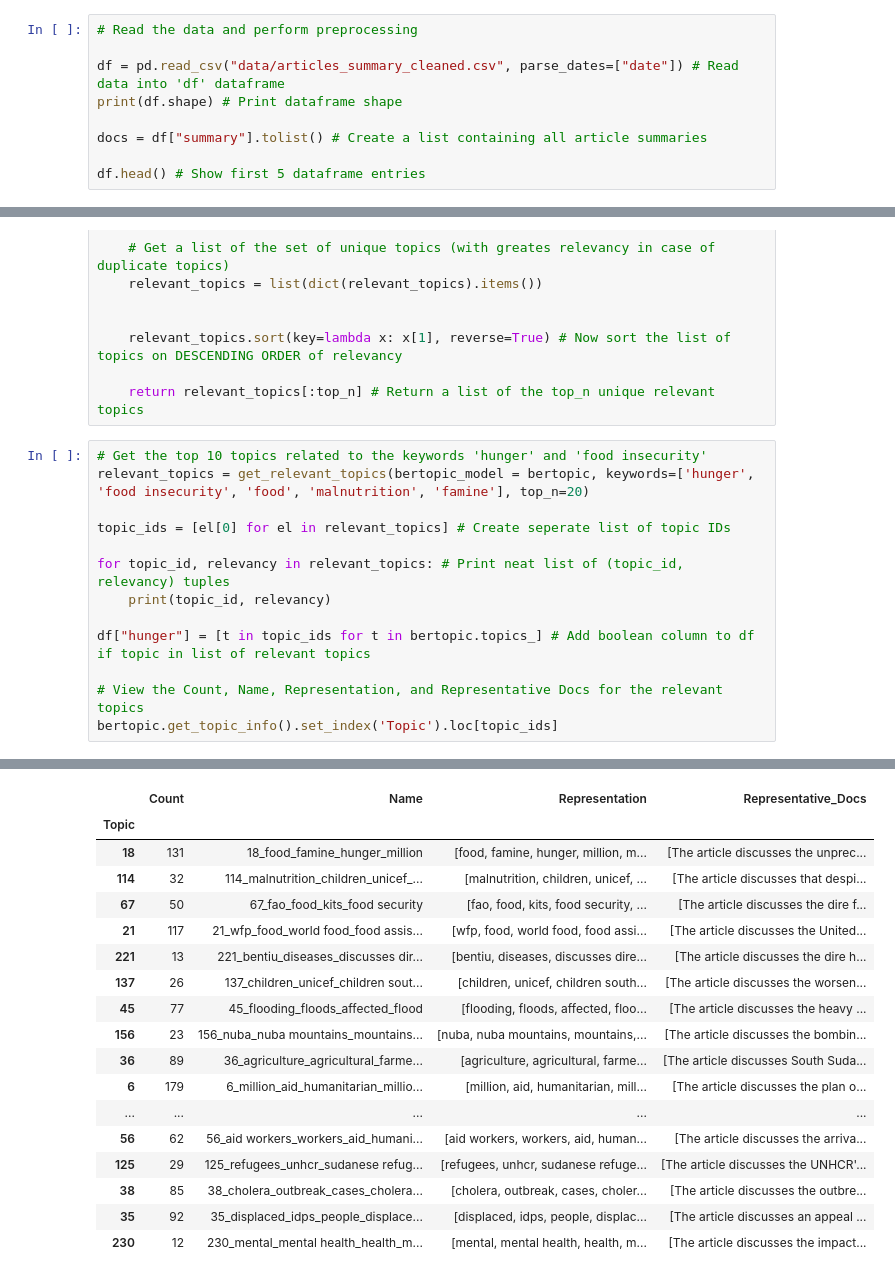
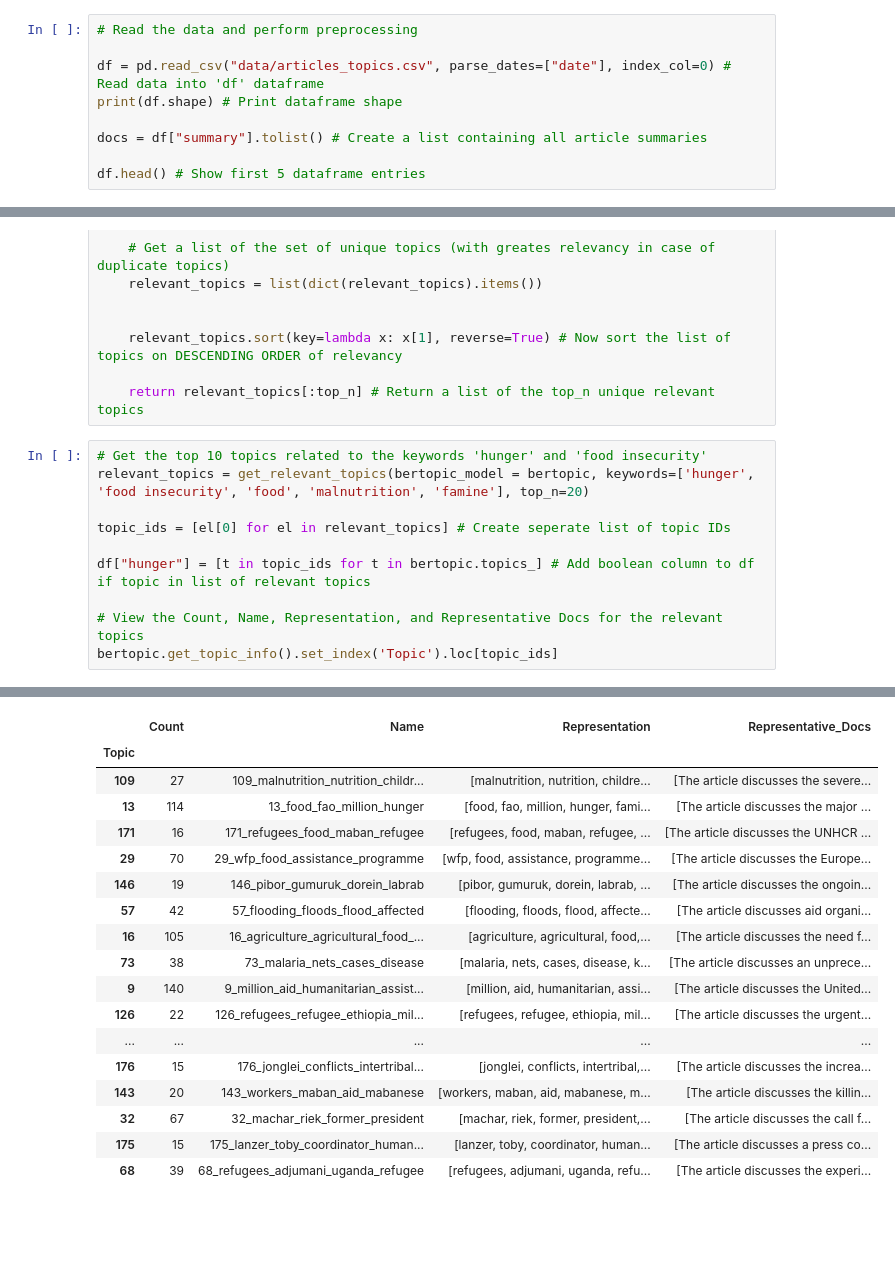
Before and after one commit to bartvanlooij/JBG060-DC3-Group-25, a Jupyter notebook: topic_modelling.ipynb, the cells around one changed output, grey strips where cells are left out. Saved outputs shown, nothing was run; the diff lists cells and outputs as text; blank space fills up the shorter version.

```diff
--- a/topic_modelling.ipynb
+++ b/topic_modelling.ipynb
@@ -36,7 +17,7 @@ vectorizer_model = CountVectorizer(stop_words="english", ngram_range=(1, 1))
 # %%
 # Read the data and perform preprocessing
 
-df = pd.read_csv("data/articles_summary_cleaned.csv", parse_dates=["date"]) # Read data into 'df' dataframe
+df = pd.read_csv("data/articles_topics.csv", parse_dates=["date"], index_col=0) # Read data into 'df' dataframe
 print(df.shape) # Print dataframe shape
 
 docs = df["summary"].tolist() # Create a list containing all article summaries
@@ -172,9 +122,6 @@ relevant_topics = get_relevant_topics(bertopic_model = bertopic, keywords=['hung
 
 topic_ids = [el[0] for el in relevant_topics] # Create seperate list of topic IDs
 
-for topic_id, relevancy in relevant_topics: # Print neat list of (topic_id, relevancy) tuples
-    print(topic_id, relevancy)
-
 df["hunger"] = [t in topic_ids for t in bertopic.topics_] # Add boolean column to df if topic in list of relevant topics
 
 # View the Count, Name, Representation, and Representative Docs for the relevant topics
@@ -203,21 +130,21 @@ bertopic.get_topic_info().set_index('Topic').loc[topic_ids]
 |  | Count | Name | Representation | Representative_Docs |
 | Topic |  |  |  |  |
-| 18 | 131 | 18_food_famine_hunger_million | [food, famine, hunger, million, m... | [The article discusses the unprec... |
-| 114 | 32 | 114_malnutrition_children_unicef_... | [malnutrition, children, unicef, ... | [The article discusses that despi... |
-| 67 | 50 | 67_fao_food_kits_food security | [fao, food, kits, food security, ... | [The article discusses the dire f... |
-| 21 | 117 | 21_wfp_food_world food_food assis... | [wfp, food, world food, food assi... | [The article discusses the United... |
-| 221 | 13 | 221_bentiu_diseases_discusses dir... | [bentiu, diseases, discusses dire... | [The article discusses the dire h... |
-| 137 | 26 | 137_children_unicef_children sout... | [children, unicef, children south... | [The article discusses the worsen... |
-| 45 | 77 | 45_flooding_floods_affected_flood | [flooding, floods, affected, floo... | [The article discusses the heavy ... |
-| 156 | 23 | 156_nuba_nuba mountains_mountains... | [nuba, nuba mountains, mountains,... | [The article discusses the bombin... |
-| 36 | 89 | 36_agriculture_agricultural_farme... | [agriculture, agricultural, farme... | [The article discusses South Suda... |
-| 6 | 179 | 6_million_aid_humanitarian_millio... | [million, aid, humanitarian, mill... | [The article discusses the plan o... |
+| 109 | 27 | 109_malnutrition_nutrition_childr... | [malnutrition, nutrition, childre... | [The article discusses the severe... |
+| 13 | 114 | 13_food_fao_million_hunger | [food, fao, million, hunger, fami... | [The article discusses the major ... |
+| 171 | 16 | 171_refugees_food_maban_refugee | [refugees, food, maban, refugee, ... | [The article discusses the UNHCR ... |
+| 29 | 70 | 29_wfp_food_assistance_programme | [wfp, food, assistance, programme... | [The article discusses the Europe... |
+| 146 | 19 | 146_pibor_gumuruk_dorein_labrab | [pibor, gumuruk, dorein, labrab, ... | [The article discusses the ongoin... |
+| 57 | 42 | 57_flooding_floods_flood_affected | [flooding, floods, flood, affecte... | [The article discusses aid organi... |
+| 16 | 105 | 16_agriculture_agricultural_food_... | [agriculture, agricultural, food,... | [The article discusses the need f... |
+| 73 | 38 | 73_malaria_nets_cases_disease | [malaria, nets, cases, disease, k... | [The article discusses an unprece... |
+| 9 | 140 | 9_million_aid_humanitarian_assist... | [million, aid, humanitarian, assi... | [The article discusses the United... |
+| 126 | 22 | 126_refugees_refugee_ethiopia_mil... | [refugees, refugee, ethiopia, mil... | [The article discusses the urgent... |
 | ... | ... | ... | ... | ... |
-| 56 | 62 | 56_aid workers_workers_aid_humani... | [aid workers, workers, aid, human... | [The article discusses the arriva... |
-| 125 | 29 | 125_refugees_unhcr_sudanese refug... | [refugees, unhcr, sudanese refuge... | [The article discusses the UNHCR'... |
-| 38 | 85 | 38_cholera_outbreak_cases_cholera... | [cholera, outbreak, cases, choler... | [The article discusses the outbre... |
-| 35 | 92 | 35_displaced_idps_people_displace... | [displaced, idps, people, displac... | [The article discusses an appeal ... |
-| 230 | 12 | 230_mental_mental health_health_m... | [mental, mental health, health, m... | [The article discusses the impact... |
+| 176 | 15 | 176_jonglei_conflicts_intertribal... | [jonglei, conflicts, intertribal,... | [The article discusses the increa... |
+| 143 | 20 | 143_workers_maban_aid_mabanese | [workers, maban, aid, mabanese, m... | [The article discusses the killin... |
+| 32 | 67 | 32_machar_riek_former_president | [machar, riek, former, president,... | [The article discusses the call f... |
+| 175 | 15 | 175_lanzer_toby_coordinator_human... | [lanzer, toby, coordinator, human... | [The article discusses a press co... |
+| 68 | 39 | 68_refugees_adjumani_uganda_refugee | [refugees, adjumani, uganda, refu... | [The article discusses the experi... |
 # %%
 # Get the top 10 topics related to the keywords 'refugees' and 'displaced'
 relevant_topics = get_relevant_topics(bertopic_model = bertopic, keywords=['refugees', 'displaced'], top_n=10)
```
Also changed, not shown: parts of 20 cells of this notebook.
